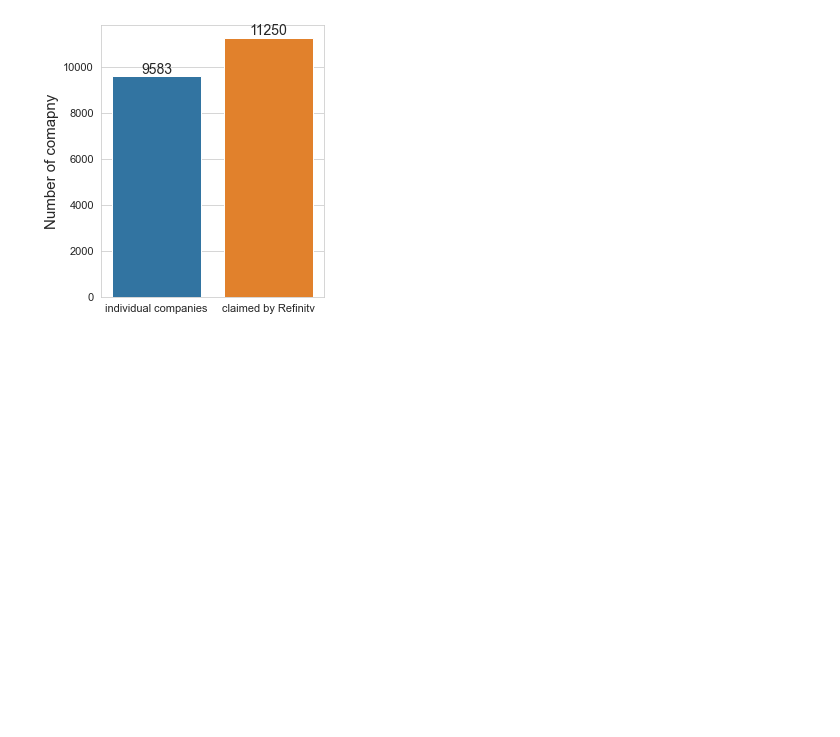
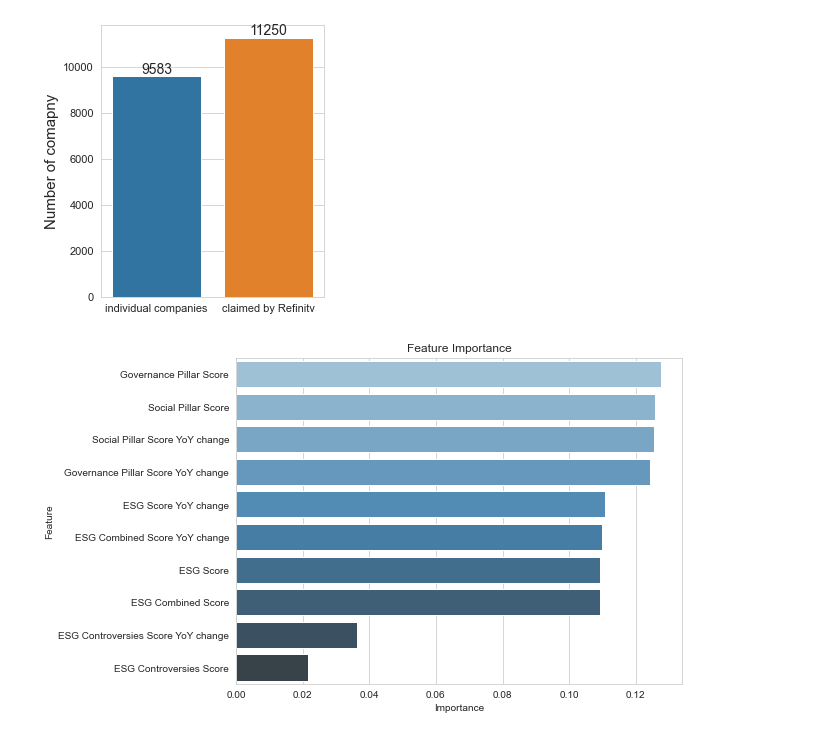
Before and after one commit to neelblabla/ESG-and-Financial-Performance, a Jupyter notebook: 2) Analysis/Sector_jerome.ipynb, the cells around one changed output. Saved outputs shown, nothing was run; the diff lists cells and outputs as text; code cells hidden in the pictures; blank space fills up the shorter version.

Commit message:
combined file

```diff
--- a/2) Analysis/Sector_jerome.ipynb
+++ b/2) Analysis/Sector_jerome.ipynb
@@ -286,3 +286,41 @@ plt.yticks(size=11)
 plt.show()
 # %% [output]
 [figure]
+# %%
+import pandas as pd
+import seaborn as sns
+import matplotlib.pyplot as plt
+
+# Define the importance values as a dictionary
+importance_values = {
+    'Governance Pillar Score': 0.12763837497378913,
+    'Social Pillar Score': 0.12567001280163312,
+    'Social Pillar Score YoY change': 0.12559554512585044,
+    'Governance Pillar Score YoY change': 0.12413374368421451,
+    'ESG Score YoY change': 0.1107868046196555,
+    'ESG Combined Score YoY change': 0.10982956561393757,
+    'ESG Score': 0.1094043781077757,
+    'ESG Combined Score': 0.10924089371478204,
+    'ESG Controversies Score YoY change': 0.036254278921731345,
+    'ESG Controversies Score': 0.021446402436630554
+}
+
+# Convert the dictionary into a pandas DataFrame
+importance_df = pd.DataFrame.from_dict(importance_values, orient='index', columns=['Importance'])
+
+# Sort the values by importance (descending order)
+importance_df = importance_df.sort_values(by='Importance', ascending=False)
+
+# Reset the index to create a column with the pillar names
+importance_df = importance_df.reset_index().rename(columns={'index': 'Pillar'})
+
+# Plot the importance values using seaborn
+plt.figure(figsize=(8,6))
+sns.set_style("whitegrid")
+sns.barplot(x="Importance", y="Pillar", data=importance_df, palette="Blues_d")
+plt.xlabel("Importance")
+plt.ylabel("Feature")
+plt.title("Feature Importance")
+plt.show()
+# %% [output]
+[figure, added]
```
Also changed, not shown: parts of 1 cell of this notebook, 1 other file.
